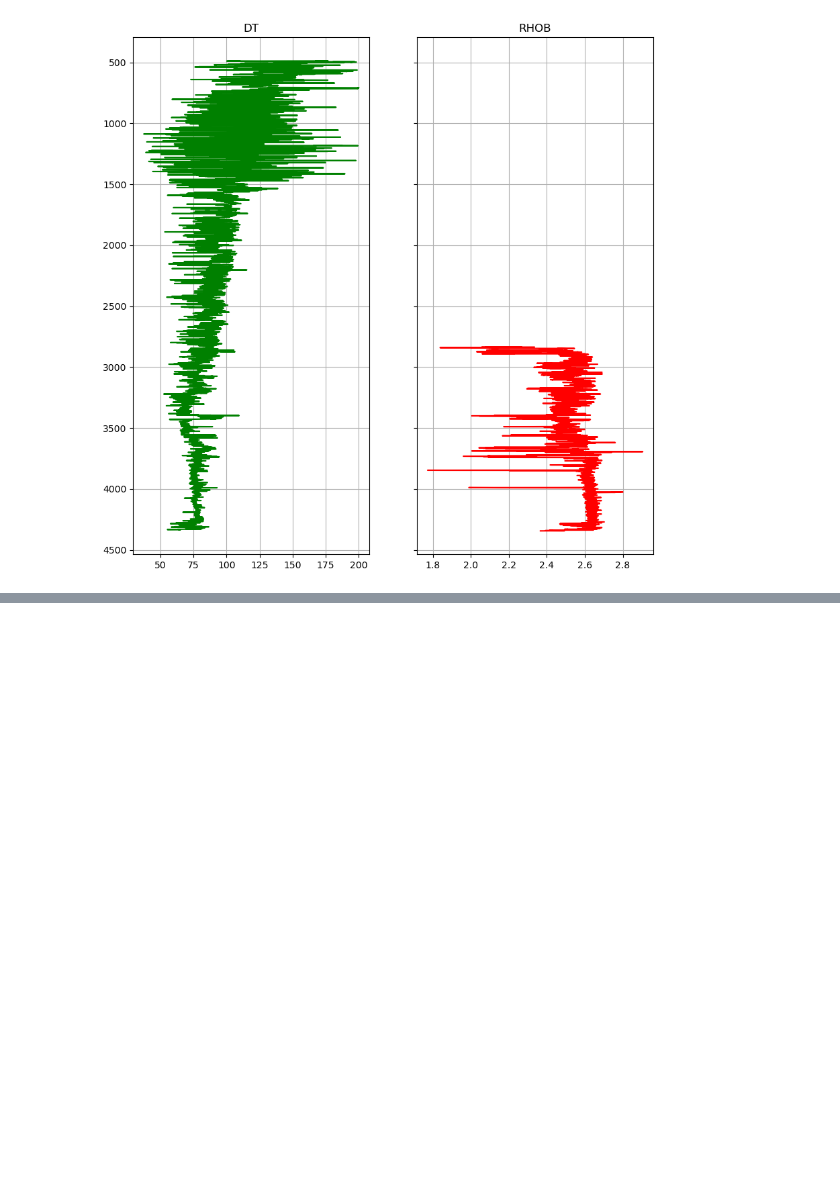
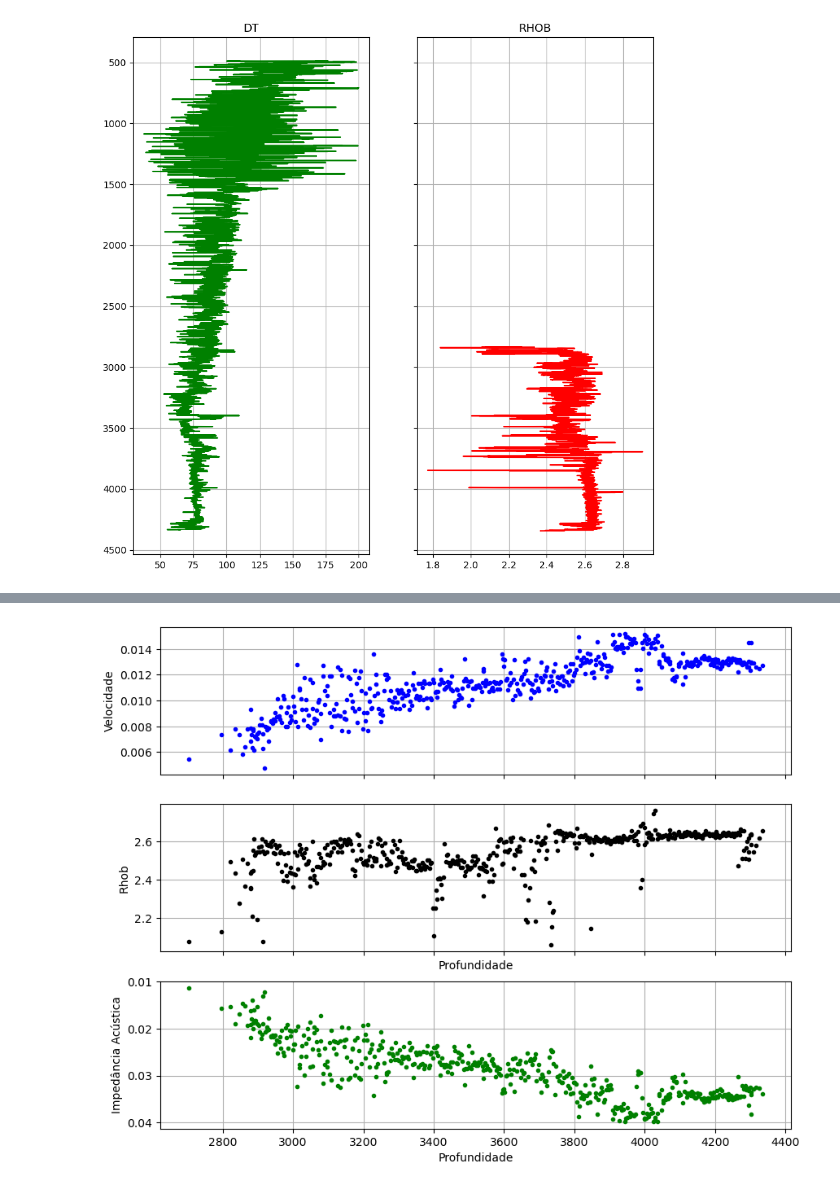
Before and after one commit to VictorCarreira/sismica, a Jupyter notebook: programs/sis1D.ipynb, the cells around one changed output, grey strips where cells are left out. Drawn from its saved outputs; the diff is of its cells as text; code cells hidden in the pictures; blank space fills up the shorter version.

```diff
--- a/programs/sis1D.ipynb
+++ b/programs/sis1D.ipynb
@@ -123,0 +420,28 @@ plt.show()
+# %%
+#Calcula a impedância acústica
+imp_acustica = impedancia_acustica(df['Densidade'], df['Velocidade'])
+
+fig, axs = plt.subplots(3, 1, sharex=True, figsize=(10, 8))
+
+# Plota velocidade versus profundidade
+axs[0].plot(df['Profundidade'], df['Velocidade'], 'b.')
+axs[0].set_ylabel('Velocidade')
+axs[0].grid(True)
+
+# Plota rhob versus profundidade
+axs[1].plot(df['Profundidade'], df['Densidade'], 'k.')
+axs[1].set_xlabel('Profundidade')
+axs[1].set_ylabel('Rhob')
+axs[1].grid(True)
+
+# Plota impedância versus profundidade
+axs[2].plot(df['Profundidade'], imp_acustica, 'g.')
+axs[2].set_xlabel('Profundidade')
+axs[2].set_ylabel('Impedância Acústica')
+axs[2].grid(True)
+
+
+plt.gca().invert_yaxis()  # Inverter o eixo y para que a profundidade aumente para baixo
+plt.show()
+# %% [output]
+[figure, added]
```
Also changed, not shown: parts of 11 cells of this notebook.
